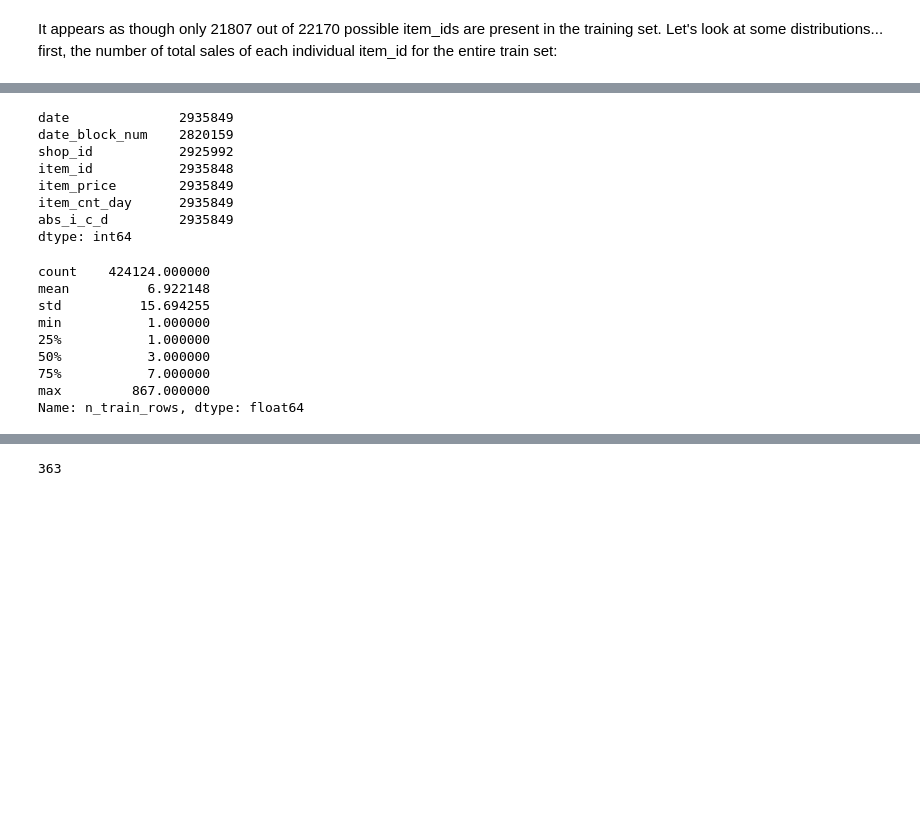
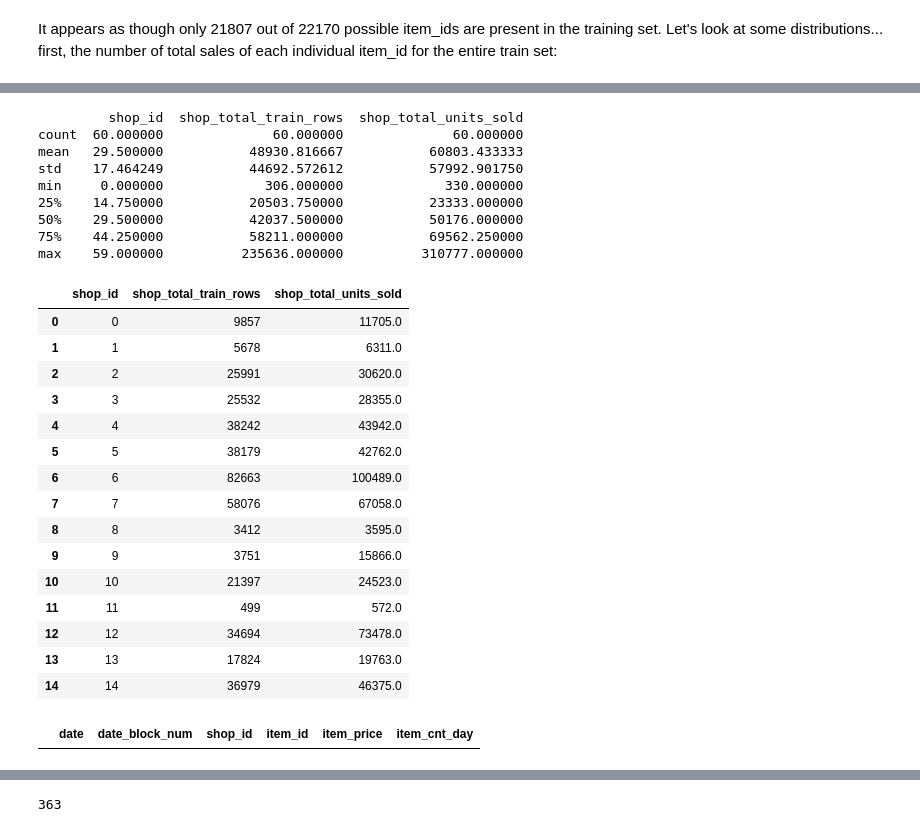
Before and after one commit to migai/Kag, a Jupyter notebook: ipynb_versions/MG_EDA_v2.5.ipynb, the cells around one changed output, grey strips where cells are left out. Drawn from its saved outputs; the diff is of its cells as text; code cells hidden in the pictures; blank space fills up the shorter version.

Commit message:
starting to investigate similarity betwn shops and items

```diff
--- a/ipynb_versions/MG_EDA_v2.5.ipynb
+++ b/ipynb_versions/MG_EDA_v2.5.ipynb
@@ -1282,25 +1286,38 @@ Name: item_cnt_day, dtype: float64
+# %%
+# How many rows in the sales_train set for each shop?  How many total items sold for each shop?
+shops_sales = sales_train.groupby("shop_id", as_index=False).agg({'item_cnt_day': ['count', 'sum']})
+shops_sales.columns = ['shop_id','shop_total_train_rows','shop_total_units_sold']
+print(shops_sales.describe())
+shops_sales.head(15)
+# %% [output]
+         shop_id  shop_total_train_rows  shop_total_units_sold
+count  60.000000              60.000000              60.000000
+mean   29.500000           48930.816667           60803.433333
+std    17.464249           44692.572612           57992.901750
+min     0.000000             306.000000             330.000000
+25%    14.750000           20503.750000           23333.000000
+50%    29.500000           42037.500000           50176.000000
+75%    44.250000           58211.000000           69562.250000
+max    59.000000          235636.000000          310777.000000
+|  | shop_id | shop_total_train_rows | shop_total_units_sold |
+| 0 | 0 | 9857 | 11705.0 |
+| 1 | 1 | 5678 | 6311.0 |
+| 2 | 2 | 25991 | 30620.0 |
+| 3 | 3 | 25532 | 28355.0 |
+| 4 | 4 | 38242 | 43942.0 |
+| 5 | 5 | 38179 | 42762.0 |
+| 6 | 6 | 82663 | 100489.0 |
+| 7 | 7 | 58076 | 67058.0 |
+| 8 | 8 | 3412 | 3595.0 |
+| 9 | 9 | 3751 | 15866.0 |
+| 10 | 10 | 21397 | 24523.0 |
+| 11 | 11 | 499 | 572.0 |
+| 12 | 12 | 34694 | 73478.0 |
+| 13 | 13 | 17824 | 19763.0 |
+| 14 | 14 | 36979 | 46375.0 |
 # %%
 # indeed every row has a nonzero value in item_cnt_day
-nonzeros = sales_train.fillna(0).astype(bool).sum(axis=0)
+nonzeros = sales_train[sales_train['item_cnt_day'].fillna(0).astype(bool) == False] #.sum(axis=0)
 nonzeros
 # %% [output]
-date              2935849
-date_block_num    2820159
-shop_id           2925992
-item_id           2935848
-item_price        2935849
-item_cnt_day      2935849
-abs_i_c_d         2935849
-dtype: int64
+|  | date | date_block_num | shop_id | item_id | item_price | item_cnt_day |
-# %%
-shop_item_pairs.n_train_rows.describe()
-# %% [output]
-count    424124.000000
-mean          6.922148
-std          15.694255
-min           1.000000
-25%           1.000000
-50%           3.000000
-75%           7.000000
-max         867.000000
-Name: n_train_rows, dtype: float64
```
Also changed, not shown: parts of 10 cells of this notebook, 1 other file.
